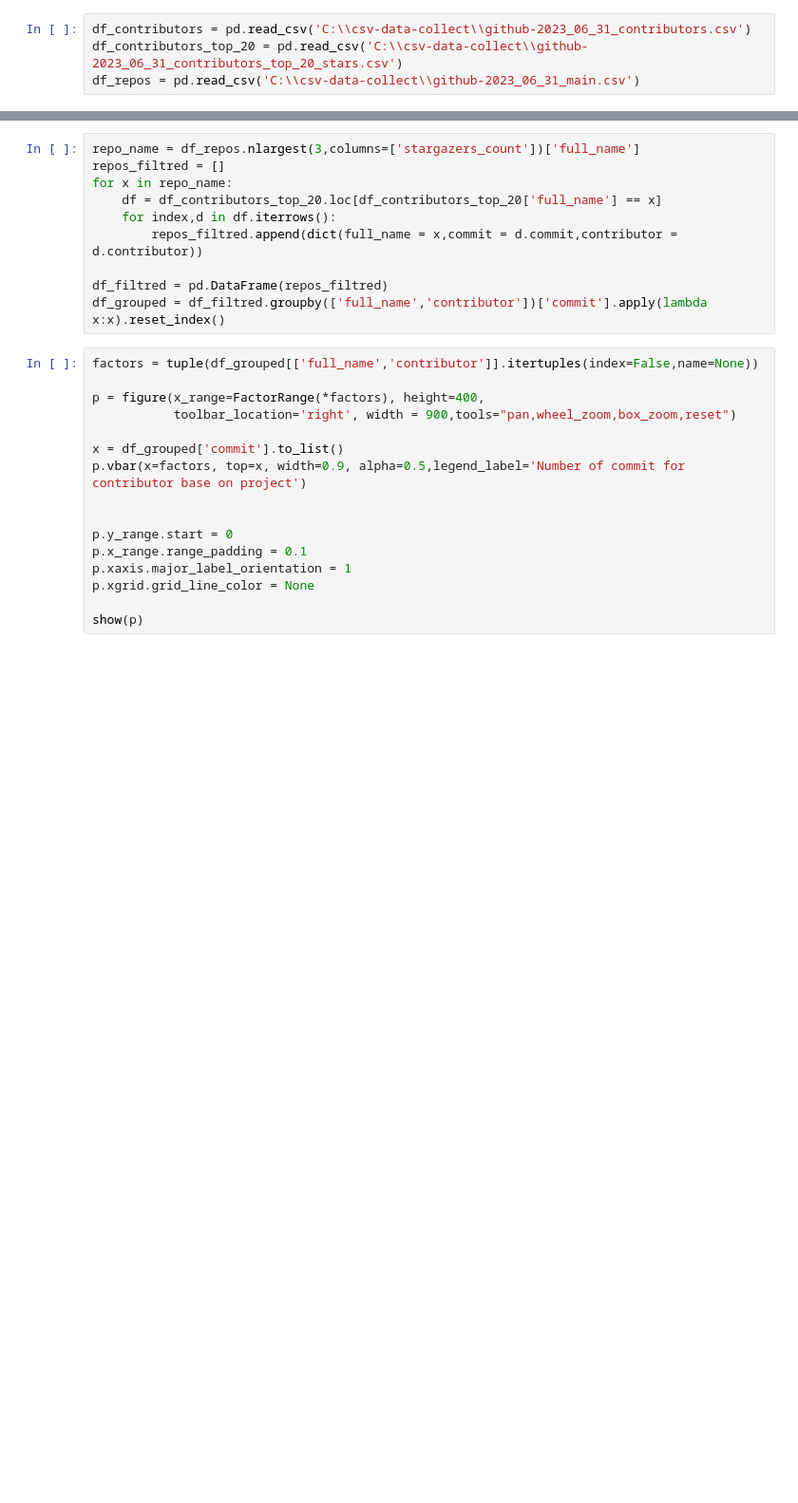
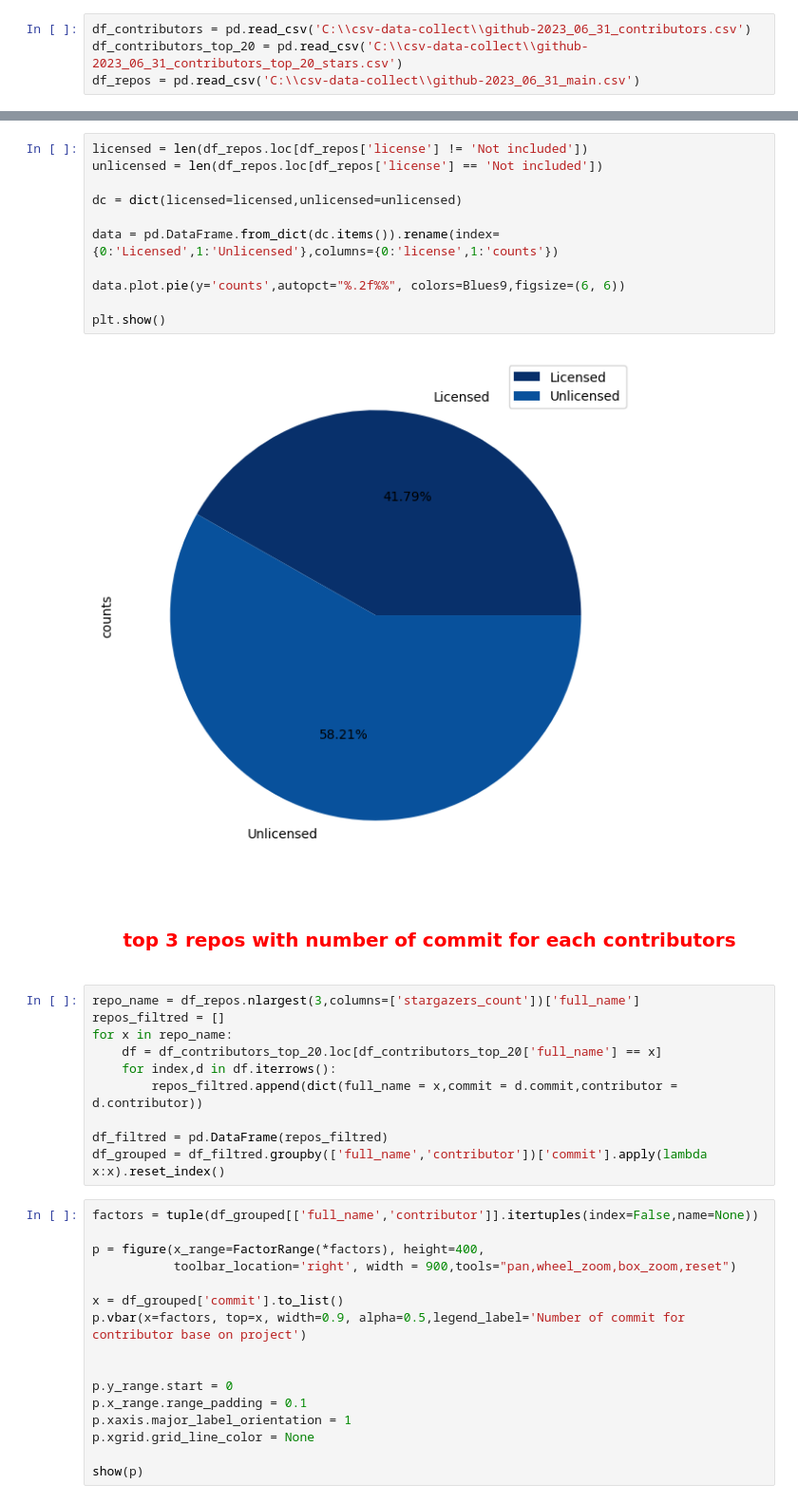
Before and after one commit to yassinessadi/data-engineer-youcode, a Jupyter notebook: Brief_github_visualization/data_visualization.ipynb, the cells around one changed output, grey strips where cells are left out. Shown at 95% size. Drawn from its saved outputs; the diff is of its cells as text; blank space fills up the shorter version.

Commit message:
license and unlicensed project (added).

```diff
--- a/Brief_github_visualization/data_visualization.ipynb
+++ b/Brief_github_visualization/data_visualization.ipynb
@@ -21,3 +51,18 @@ df_repos = pd.read_csv('C:\\csv-data-collect\\github-2023_06_31_main.csv')
+# %%
+licensed = len(df_repos.loc[df_repos['license'] != 'Not included'])
+unlicensed = len(df_repos.loc[df_repos['license'] == 'Not included'])
+
+dc = dict(licensed=licensed,unlicensed=unlicensed)
+
+data = pd.DataFrame.from_dict(dc.items()).rename(index={0:'Licensed',1:'Unlicensed'},columns={0:'license',1:'counts'})
+
+data.plot.pie(y='counts',autopct="%.2f%%", colors=Blues9,figsize=(6, 6))
+
+plt.show()
+# %% [output]
+[figure, added]
+# %% [markdown]
+# <p style='color:red;font-size:20px;text-align:center'>top 3 repos with number of commit for each contributors </p>
 # %%
 repo_name = df_repos.nlargest(3,columns=['stargazers_count'])['full_name']
 repos_filtred = []
```
Also changed, not shown: parts of 7 cells of this notebook.
